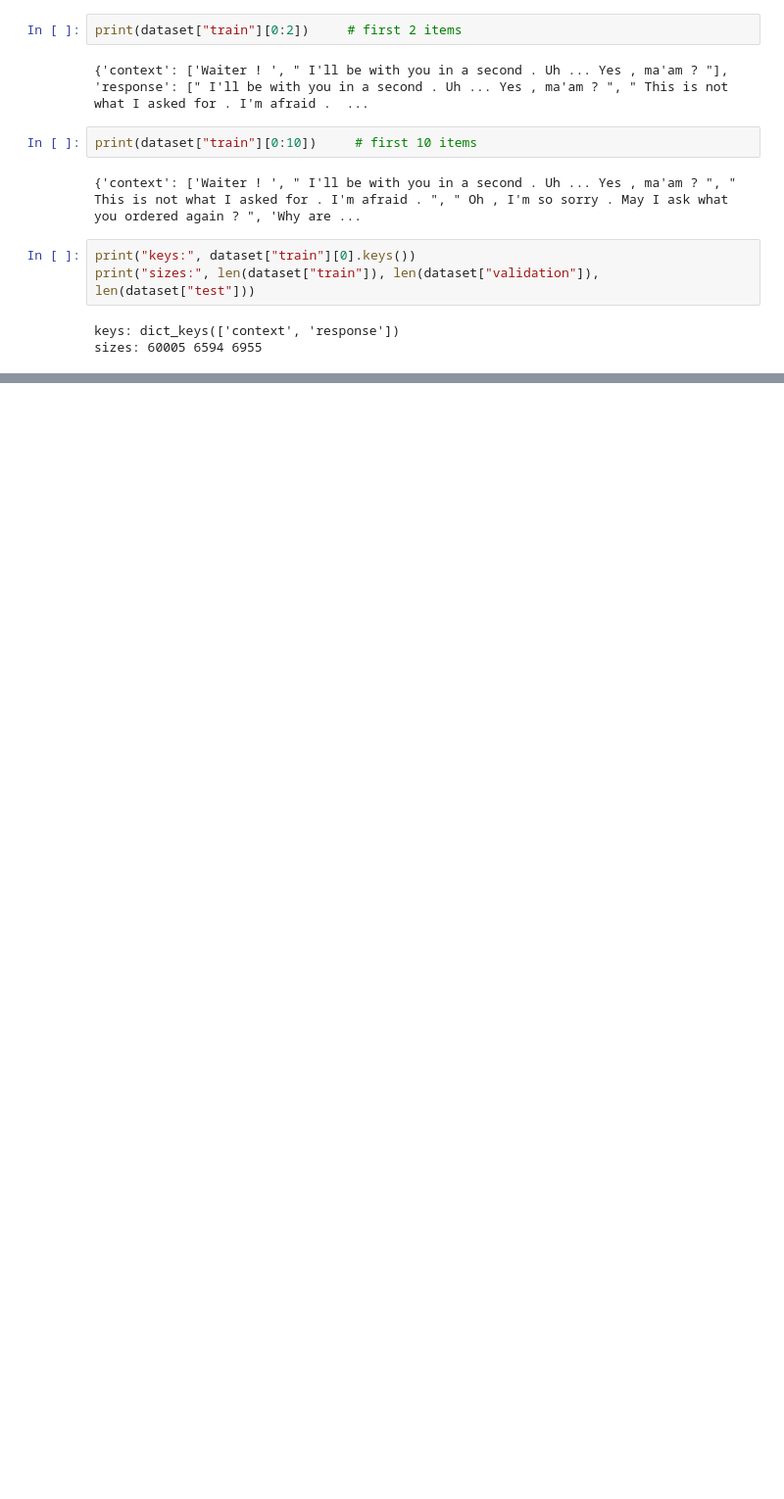
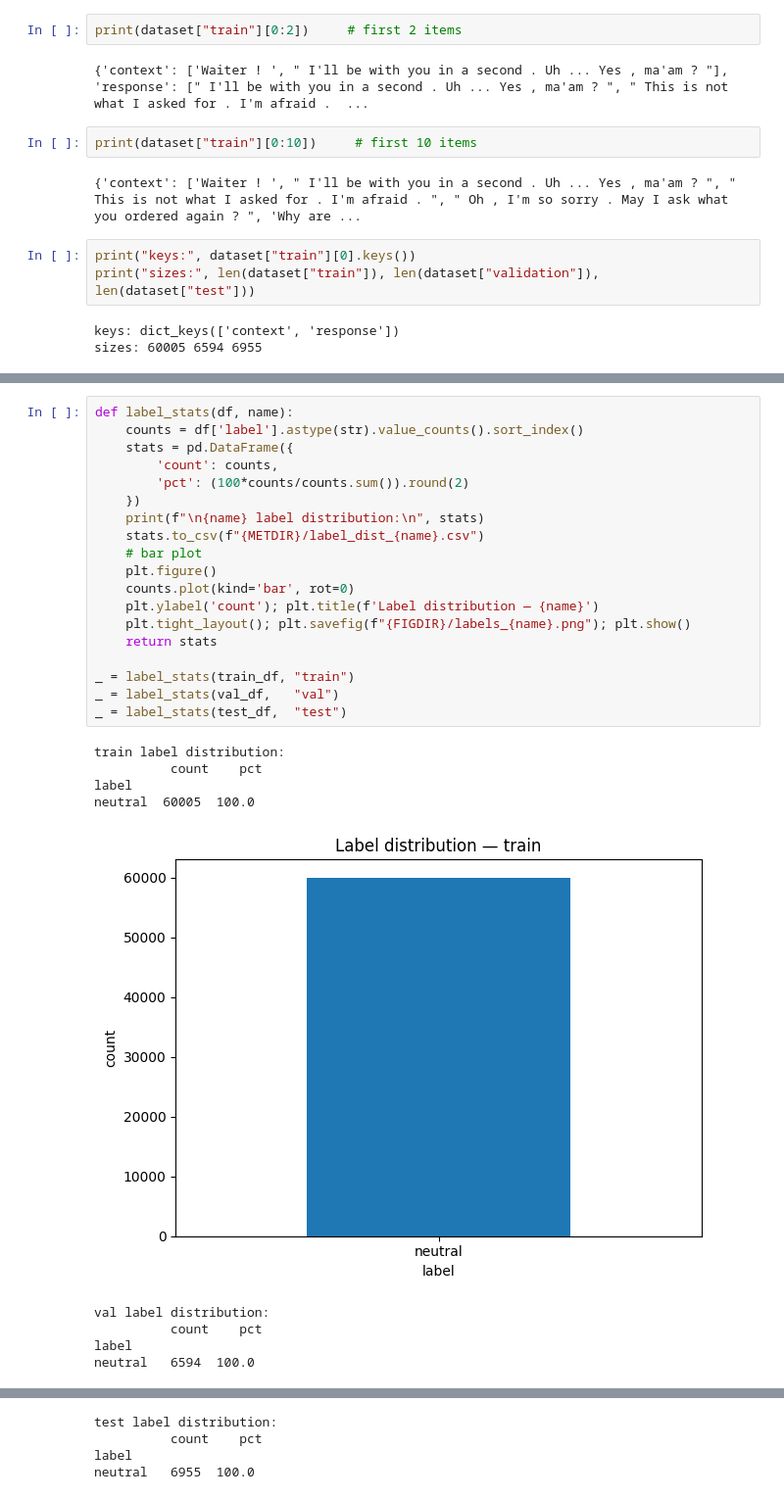
Before and after one commit to lata1207/Master_Project, a Jupyter notebook: Sentiment_Analysis_LLMs.ipynb, the cells around one changed output, grey strips where cells are left out. Shown: that part at 98% size. Cells and saved outputs as stored; diff of their text form; blank space fills up the shorter version.

```diff
--- a/Sentiment_Analysis_LLMs.ipynb
+++ b/Sentiment_Analysis_LLMs.ipynb
@@ -697,0 +637,29 @@ sns.despine(top=True, right=True, bottom=True, left=True)
+# %%
+def label_stats(df, name):
+    counts = df['label'].astype(str).value_counts().sort_index()
+    stats = pd.DataFrame({
+        'count': counts,
+        'pct': (100*counts/counts.sum()).round(2)
+    })
+    print(f"\n{name} label distribution:\n", stats)
+    stats.to_csv(f"{METDIR}/label_dist_{name}.csv")
+    # bar plot
+    plt.figure()
+    counts.plot(kind='bar', rot=0)
+    plt.ylabel('count'); plt.title(f'Label distribution — {name}')
+    plt.tight_layout(); plt.savefig(f"{FIGDIR}/labels_{name}.png"); plt.show()
+    return stats
+
+_ = label_stats(train_df, "train")
+_ = label_stats(val_df,   "val")
+_ = label_stats(test_df,  "test")
+# %% [output]
+train label distribution:
+          count    pct
+label
+neutral  60005  100.0
+[figure, added]
+val label distribution:
+          count    pct
+label
+neutral   6594  100.0
@@ -697,0 +667,4 @@ sns.despine(top=True, right=True, bottom=True, left=True)
+test label distribution:
+          count    pct
+label
+neutral   6955  100.0
```
Also changed, not shown: parts of 8 cells of this notebook.
